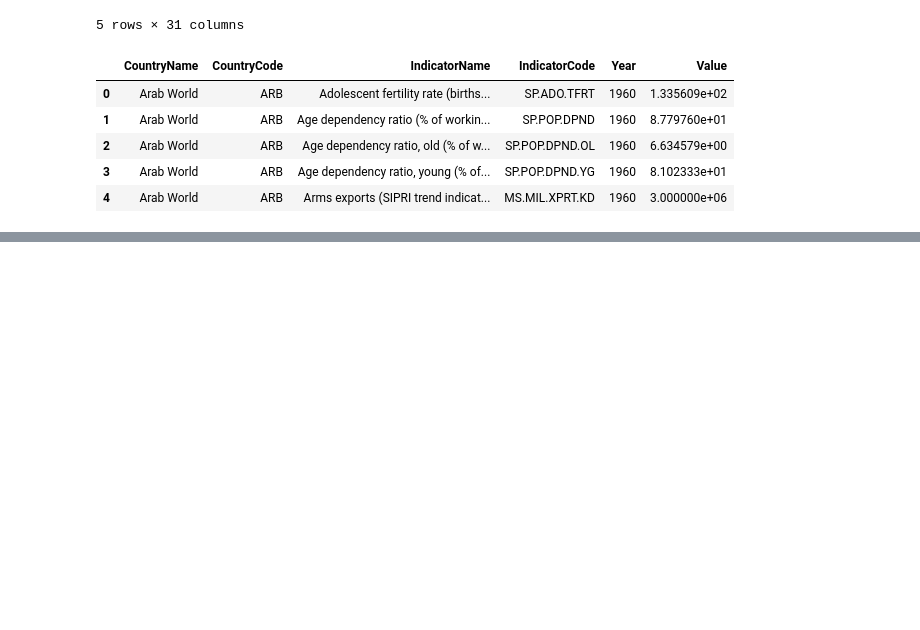
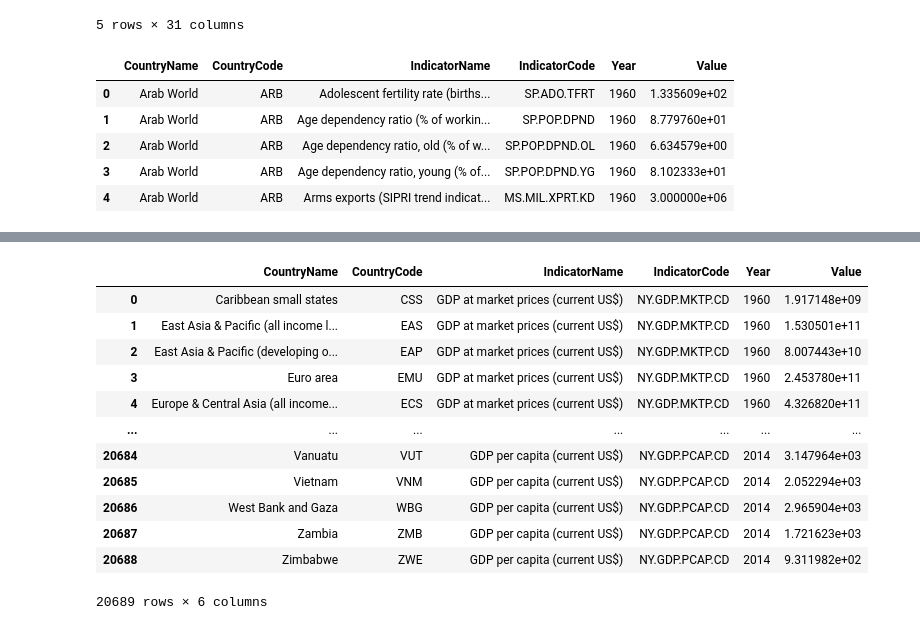
Before and after one commit to c4ristian/dataprep-ai, a Jupyter notebook: notebooks/collection.ipynb, the cells around one changed output, grey strips where cells are left out. Drawn from its saved outputs; the diff is of its cells as text; code cells hidden in the pictures; blank space fills up the shorter version.

Commit message:
New prompts executed

```diff
--- a/notebooks/collection.ipynb
+++ b/notebooks/collection.ipynb
@@ -0,0 +1,14 @@
+# %%
+import sqlite3
+import pandas as pd
+
+# Specify the full path to the database file
+db_path = '../data/database.sqlite'
+
+# Connect to the database
+conn = sqlite3.connect(db_path)
+cursor = conn.cursor()
+
+# Now you can use the cursor to execute SQL commands
+cursor.execute("SELECT sqlite_version();")
+print("SQLite version:", cursor.fetchone())
@@ -87 +103,28 @@ df
+# %%
+# Define the query
+query = """
+SELECT *
+FROM Indicators
+WHERE IndicatorName IN ('GDP at market prices (current US$)', 'GDP per capita (current US$)');
+"""
+
+# Execute the query and load the results into a DataFrame
+df = pd.read_sql_query(query, conn)
+
+# Display the DataFrame
+df
+# %% [output]
+|  | CountryName | CountryCode | IndicatorName | IndicatorCode | Year | Value |
+| 0 | Caribbean small states | CSS | GDP at market prices (current US$) | NY.GDP.MKTP.CD | 1960 | 1.917148e+09 |
+| 1 | East Asia & Pacific (all income l... | EAS | GDP at market prices (current US$) | NY.GDP.MKTP.CD | 1960 | 1.530501e+11 |
+| 2 | East Asia & Pacific (developing o... | EAP | GDP at market prices (current US$) | NY.GDP.MKTP.CD | 1960 | 8.007443e+10 |
+| 3 | Euro area | EMU | GDP at market prices (current US$) | NY.GDP.MKTP.CD | 1960 | 2.453780e+11 |
+| 4 | Europe & Central Asia (all income... | ECS | GDP at market prices (current US$) | NY.GDP.MKTP.CD | 1960 | 4.326820e+11 |
+| ... | ... | ... | ... | ... | ... | ... |
+| 20684 | Vanuatu | VUT | GDP per capita (current US$) | NY.GDP.PCAP.CD | 2014 | 3.147964e+03 |
+| 20685 | Vietnam | VNM | GDP per capita (current US$) | NY.GDP.PCAP.CD | 2014 | 2.052294e+03 |
+| 20686 | West Bank and Gaza | WBG | GDP per capita (current US$) | NY.GDP.PCAP.CD | 2014 | 2.965904e+03 |
+| 20687 | Zambia | ZMB | GDP per capita (current US$) | NY.GDP.PCAP.CD | 2014 | 1.721623e+03 |
+| 20688 | Zimbabwe | ZWE | GDP per capita (current US$) | NY.GDP.PCAP.CD | 2014 | 9.311982e+02 |
+20689 rows × 6 columns
 # %%
```
Also changed, not shown: parts of 10 cells of this notebook.
